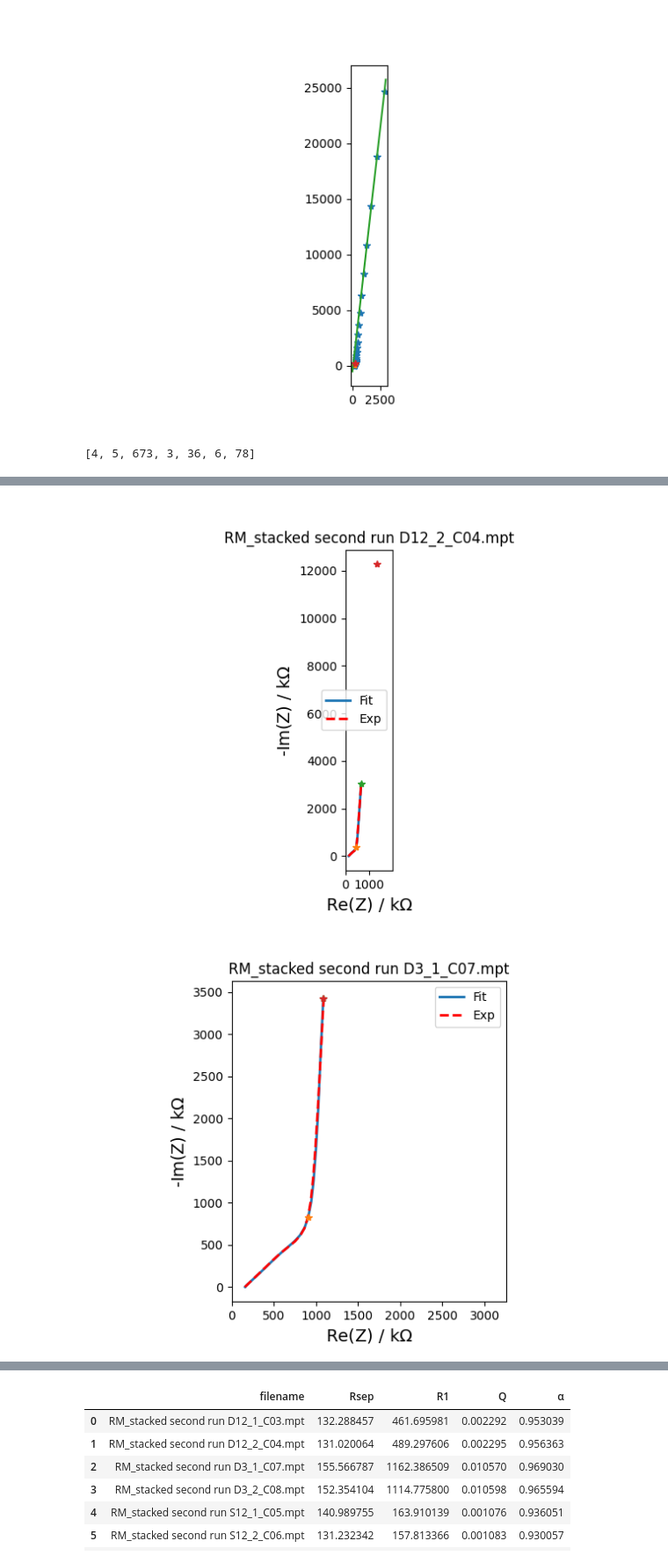
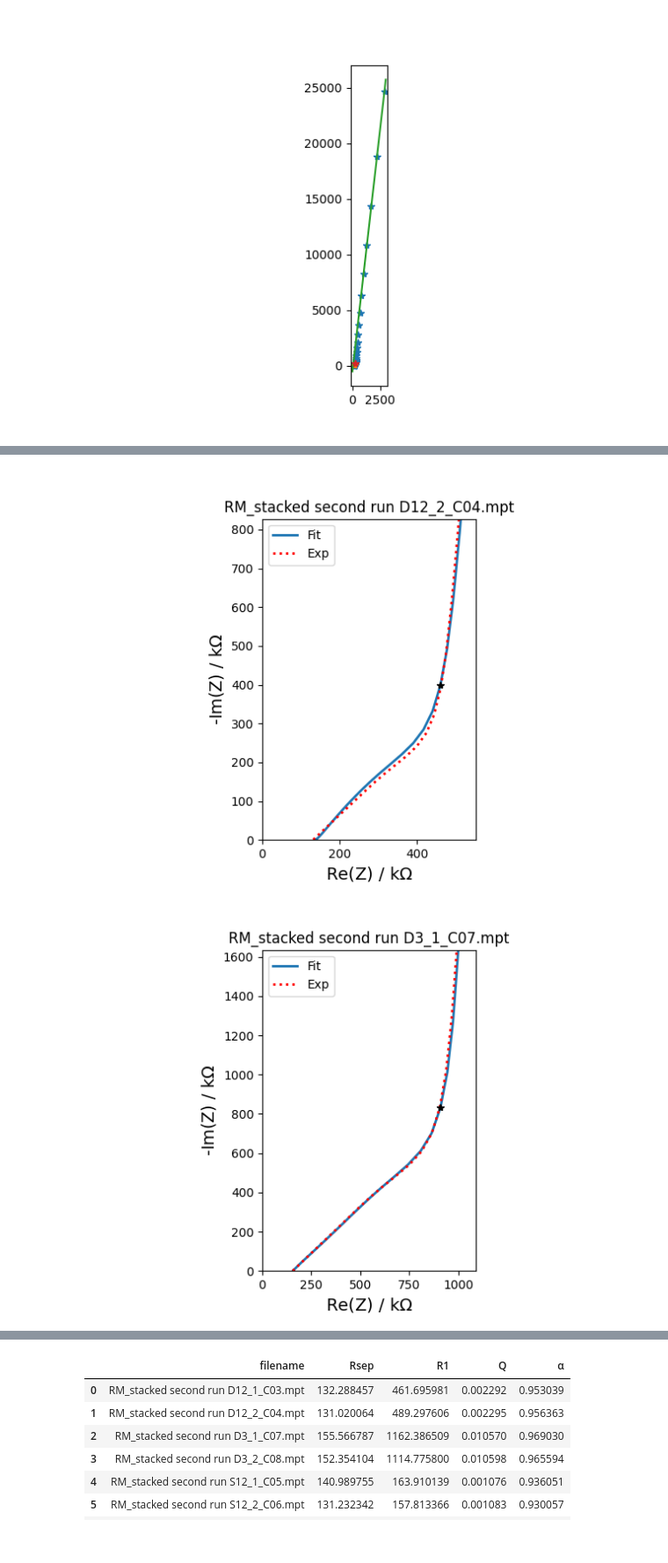
Before and after one commit to Yugal0/fitting-experimental, a Jupyter notebook: code/single type electrode.ipynb, the cells around one changed output, grey strips where cells are left out. Shown: that part at 88% size. Cells and saved outputs as stored; diff of their text form; code cells hidden in the pictures.

```diff
--- a/code/single type electrode.ipynb
+++ b/code/single type electrode.ipynb
@@ -48,8 +48,3 @@ ax.plot(np.real(z[idx_l]),-np.imag(z[idx_l]),"*")
 8.760821172982192 -60.7519535447042
 [<matplotlib.lines.Line2D at 0x...>]
 [figure]
-# %%
-a=[4,5,673,3,36,6,78,9]
-a[0:-1]
-# %% [output]
-[4, 5, 673, 3, 36, 6, 78]
@@ -89,21 +88,26 @@ for file_name in os.listdir(folder_path):
 
     z_fitted=c.predict(frequencies=f)
 
-    fcsv="../fitted parameters/single_mod_fit.csv"
-    # fcsv="../fitted parameters/single.csv"
+    # fcsv="../fitted parameters/single_mod_fit.csv"
+    fcsv="../fitted parameters/single.csv"
+
     fig, ax= plt.subplots()
+
     ax.set_xlabel("Re(Z) / k$\Omega$",fontsize=14)
-    ax.set_ylabel("-Im(Z) / k$\Omega}$ ",fontsize=14)
+    ax.set_ylabel("-Im(Z) / k$\Omega}$",fontsize=14)
     ax.plot(np.real(z),-np.imag(z),linewidth=2)
-    ax.plot(np.real(z_fitted),-np.imag(z_fitted),linewidth=2,linestyle="--",marker="",markerfacecolor="red",color="red",ms=4)
-    ax.plot(np.real(z[idx]),-np.imag(z[idx]),"*")
-    ax.plot(np.real(z_orig[idx_l]),-np.imag(z_orig[idx_l]),"*")
-    ax.plot(np.real(z_orig[-1]),-np.imag(z_orig[-1]),"*")
+    ax.plot(np.real(z_fitted),-np.imag(z_fitted),linewidth=2,linestyle=":",marker="",markerfacecolor="red",color="red",ms=4)
+    ax.plot(np.real(z[idx]),-np.imag(z[idx]),"*",color="black")
+    # ax.plot(np.real(z_orig[idx_l]),-np.imag(z_orig[idx_l]),"*")
+    # ax.plot(np.real(z_orig[-1]),-np.imag(z_orig[-1]),"*")
+
+    ax.set_xlim(0,1.2*np.real(z[idx]))
+    ax.set_ylim(0,1.8*np.real(z[idx]))
 
     ax.legend(["Fit","Exp"])
     ax.set_title(file_name)
     ax.set_aspect("equal")
-    ax.set_xlim(0,3*np.max(np.real(z)))
+
     # ax.set_ylim(0,)
     fig.savefig(f"../fitted plots/single/{file_name[:-4]}",dpi=700)
 
@@ -128,2 +132,2 @@ for file_name in os.listdir(folder_path):
-[figure, old version]
+[figure, new version]
-[figure, old version]
+[figure, new version]
```
Also changed, not shown: parts of 2 cells of this notebook, 11 other files.
